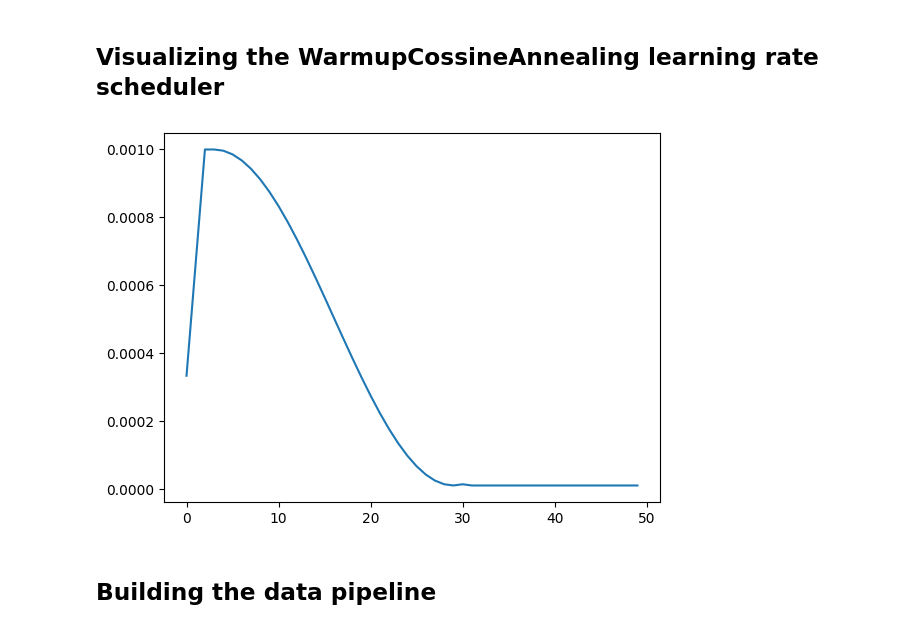
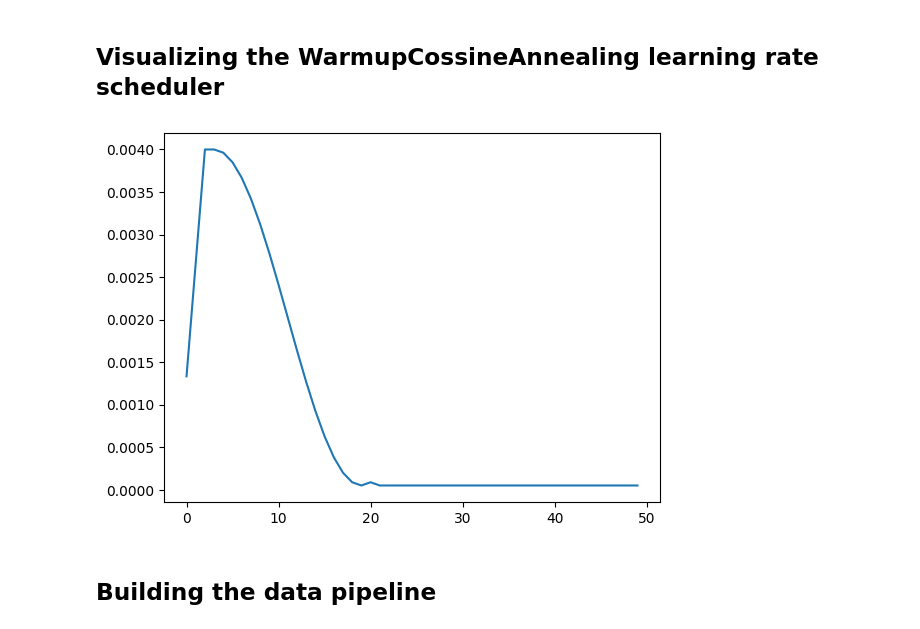
Before and after one commit to akt00/FinalProject, a Jupyter notebook: main.ipynb, the cells around one changed output. Saved outputs shown, nothing was run; the diff lists cells and outputs as text; code cells hidden in the pictures.

```diff
--- a/main.ipynb
+++ b/main.ipynb
@@ -20,19 +21,19 @@ from src.utils import train_one_epoch, evaluate, export2onnx, WarmupCosineAnneal
 ## Visualizing the WarmupCossineAnnealing learning rate scheduler
 # %%
 dummy_model = torch.nn.Sequential(torch.nn.Linear(32, 32))
-dummy_opt = torch.optim.SGD(dummy_model.parameters(), lr=1e-3, momentum=.9, nesterov=True)
-dummy_scheduler = WarmupCosineAnnealingLR(dummy_opt, 1, warmup_epoch=3, epochs=30)
+dummy_opt = torch.optim.SGD(dummy_model.parameters(), lr=4e-3, momentum=.9, nesterov=True)
+dummy_scheduler = WarmupCosineAnnealingLR(dummy_opt, 1, warmup_epoch=3, epochs=20, min_lr=5e-5)
 
 lrs = []
 for ep in range(50):
     lrs.append(*dummy_scheduler.get_lr())
     dummy_opt.step()
     dummy_scheduler.step()
 
 plt.plot(lrs)
 plt.show()
 # %% [output]
-[figure, old version]
+[figure, new version]
 # %% [markdown]
 ## Building the data pipeline
 # %%
```
Also changed, not shown: parts of 5 cells of this notebook, 4 other files.
